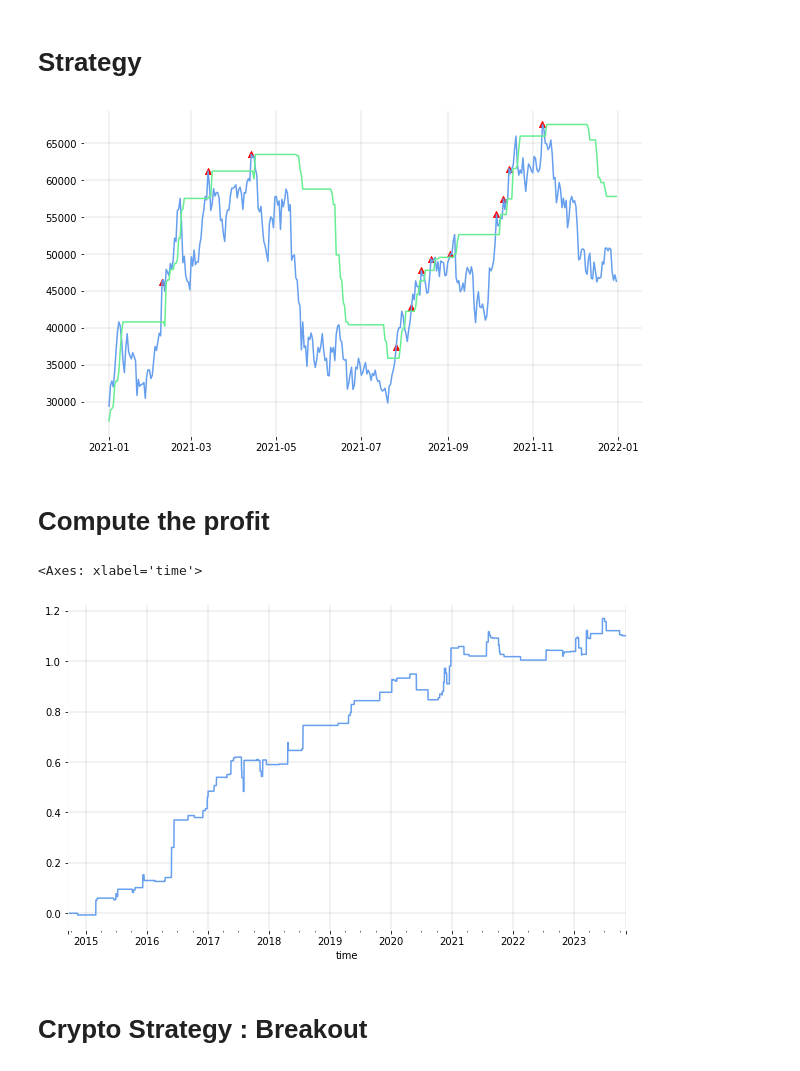
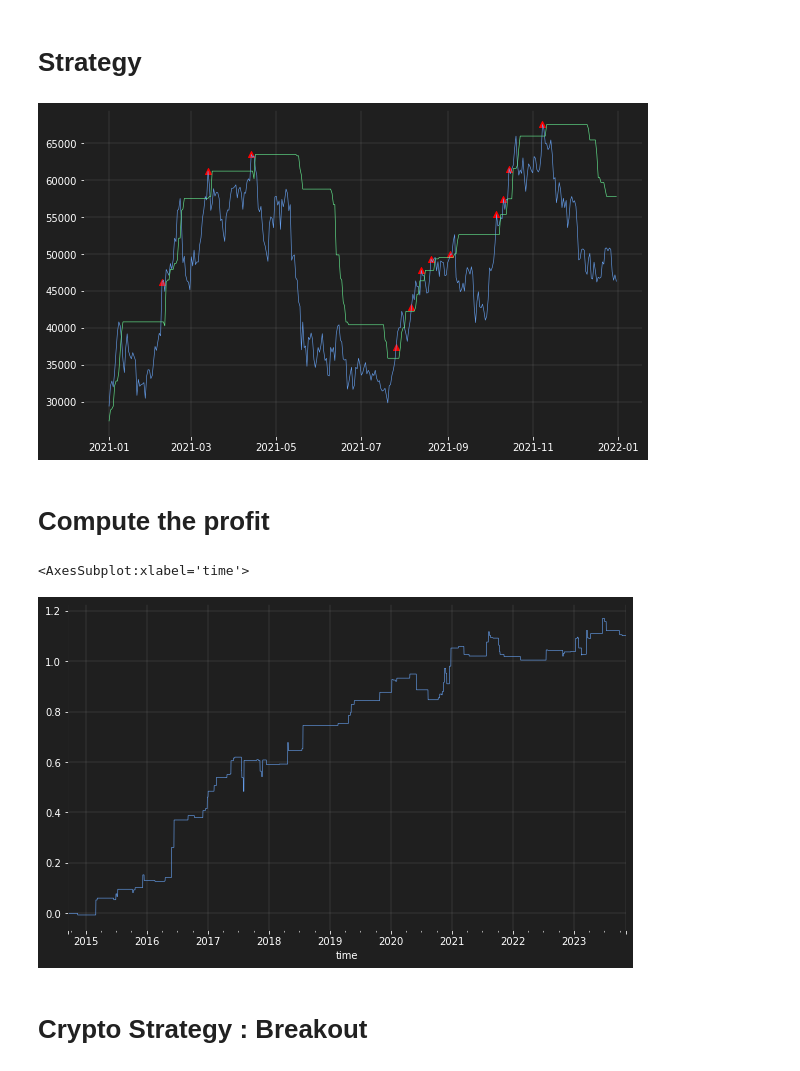
Before and after one commit to JohanGhre/AlgorithmicTrading, a Jupyter notebook: 01_Crypto_strategies.ipynb, the cells around one changed output. Drawn from its saved outputs; the diff is of its cells as text; code cells hidden in the pictures.

```diff
--- a/01_Crypto_strategies.ipynb
+++ b/01_Crypto_strategies.ipynb
@@ -6,25 +6,26 @@ import pandas as pd
 import numpy as np
 import yfinance as yf
 # %%
-# facecolor_theme = '#222222'      #origamid theme
-facecolor_theme = '#FFFFFF'      #github light default
-# facecolor_theme = '#0d1117'      #github dark web
-# facecolor_theme = '#1f1f1f'       #modern dark
+# facecolor_theme = '#222222'      # origamid theme
+# facecolor_theme = '#FFFFFF'      # github light default
+# facecolor_theme = '#0d1117'      # github dark web
+
+facecolor_theme = '#1f1f1f'        # modern dark
 
 colors = cycler('color',
                 ['#669FEE', '#66EE91', '#9988DD', '#EECC55', '#88BB44', '#FFBBBB'])
 plt.rc('figure', facecolor = facecolor_theme)
-plt.rc('axes', facecolor = facecolor_theme, edgecolor = 'white',
+plt.rc('axes', facecolor = facecolor_theme, edgecolor = '#1f1f1f',
        axisbelow = True, grid = True, prop_cycle = colors,
-       labelcolor = 'black')
-plt.rc('xtick', color = 'black')
-plt.rc('ytick', direction = 'out', color = 'black')
+       labelcolor = 'white')
+plt.rc('xtick', color = 'white')
+plt.rc('ytick', direction = 'out', color = 'white')
 plt.rc('legend', facecolor = facecolor_theme, edgecolor = facecolor_theme)
-plt.rc('text', color = 'black')
+plt.rc('text', color = 'white')
 plt.rc('figure', facecolor = facecolor_theme)
 
 # Set grid lines to be thin
-plt.rc('grid', linewidth=0.1, color='black')
+plt.rc('grid', linewidth=0.1, color='white')
 
 import warnings
 warnings.filterwarnings('ignore')
@@ -137,26 +146,26 @@ plt.figure(figsize=(10,6))
 plt.scatter(idx_open, df.loc[idx_open]["close"].loc[year], color= "red", marker="^")
 
 # Plot the resistance to be sure that the conditions are completed
-plt.plot(df["close"].loc[year].index, df["close"].loc[year])
-plt.plot(df["close"].loc[year].index, df["resistance"].loc[year])
+plt.plot(df["close"].loc[year].index, df["close"].loc[year], linewidth=0.6)
+plt.plot(df["close"].loc[year].index, df["resistance"].loc[year], linewidth=0.6)
 
 # Show the graph
 plt.show()
 # %% [output]
-[figure, old version]
+[figure, new version]
 # %% [markdown]
 # Compute the profit
 # %%
 # Compute the percentage of variation of the asset
 df["pct"] = df["close"].pct_change(1)
 
 # Compute the return of the strategy
 df["return"] = df["pct"] * (df["signal_long"].shift(1))
 
-df["return"].cumsum().plot(figsize=(10, 6))
+df["return"].cumsum().plot(figsize=(10, 6), linewidth=0.6)
 # %% [output]
-<Axes: xlabel='time'>
+<AxesSubplot:xlabel='time'>
-[figure, old version]
+[figure, new version]
 # %% [markdown]
 # Crypto Strategy : Breakout
 # %%
```
Also changed, not shown: parts of 5 cells of this notebook, 3 other files.
